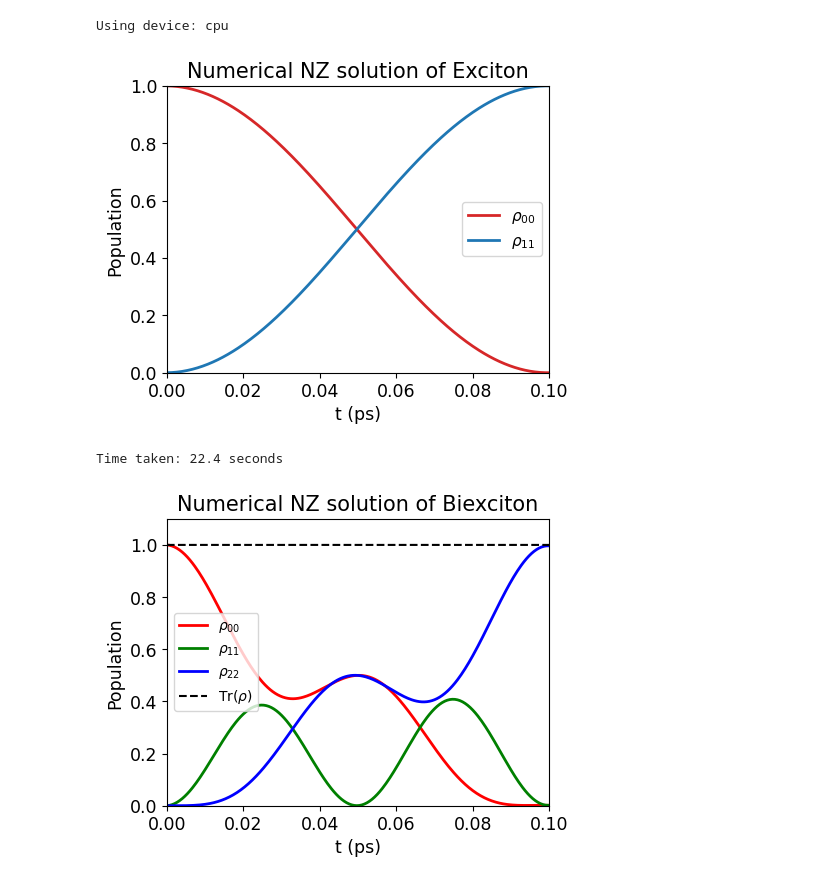
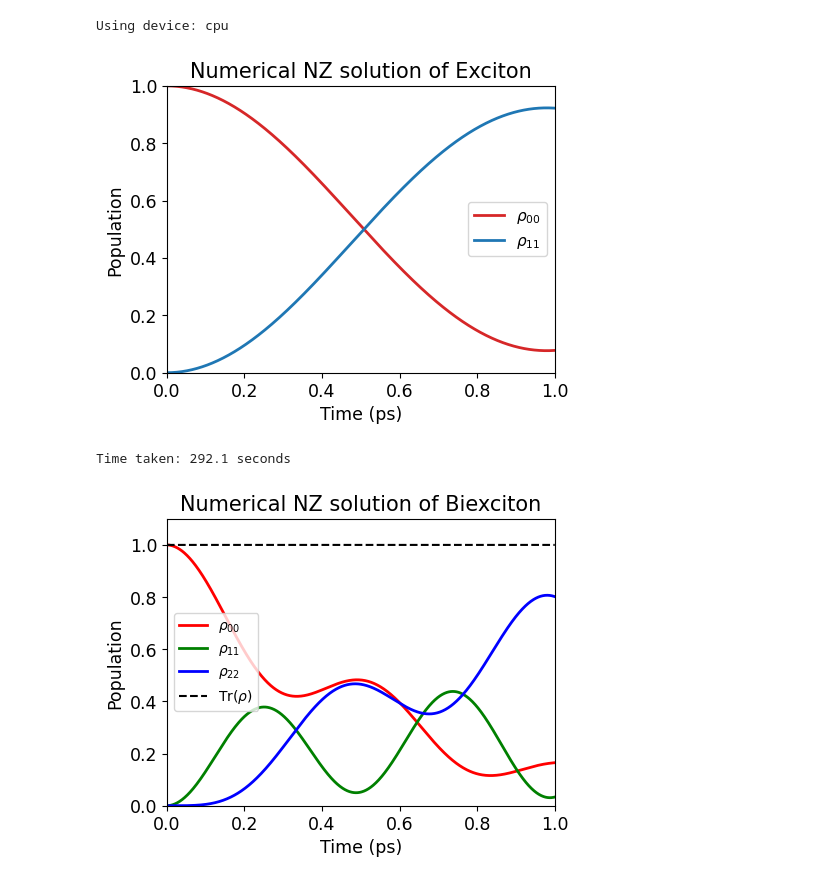
Before and after one commit to Sutirtha-github/pinn_nz, a Jupyter notebook: notebook.ipynb, the cells around one changed output. Saved outputs shown, nothing was run; the diff lists cells and outputs as text; code cells hidden in the pictures.

```diff
--- a/notebook.ipynb
+++ b/notebook.ipynb
@@ -7,7 +9,7 @@ from train import train_nz_pinn
 # %% [output]
 Using device: cpu
 # %%
-nz_ex = NZSolverEx(D=0.1,steps=300,T=10)
+nz_ex = NZSolverEx(D=1,steps=1000,T=10)
 times, rhos = nz_ex.solve(torch.tensor([[1.0, 0.0], [0.0, 0.0]], dtype=torch.cfloat))
 
 rho_diag = torch.stack([torch.real(torch.diag(rho)) for rho in rhos])
@@ -15,23 +17,23 @@ rho_diag = torch.stack([torch.real(torch.diag(rho)) for rho in rhos])
 # Plot dynamics
 nz_ex.plot_results(times, rhos)
 # %% [output]
-[figure, old version]
+[figure, new version]
 # %%
 # Initial density matrix
 rho_init = torch.diag(torch.tensor([1.0, 0.0, 0.0], dtype=torch.cfloat))
 
-nz_biex = NZSolverBiex(D=0.1, steps=300, A=0.0112, omega_c=3.04, T=10)
+nz_biex = NZSolverBiex(D=1, steps=1000, alpha=0.126, omega_c=3.04, T=10)
 
 start = time.time()
 times, rhos = nz_biex.solve(rho_init)
 end = time.time()
 print(f"Time taken: {round(end - start, 1)} seconds")
 
 # Plot dynamics
 nz_biex.plot_results(times, rhos)
 # %% [output]
-Time taken: 22.4 seconds
+Time taken: 292.1 seconds
-[figure, old version]
+[figure, new version]
 # %%
 # Diagonalize the numerically solved density matrices
 rho_diag = torch.stack([torch.real(torch.diag(rho)) for rho in rhos])
```
Also changed, not shown: parts of 8 cells of this notebook, 18 other files.
